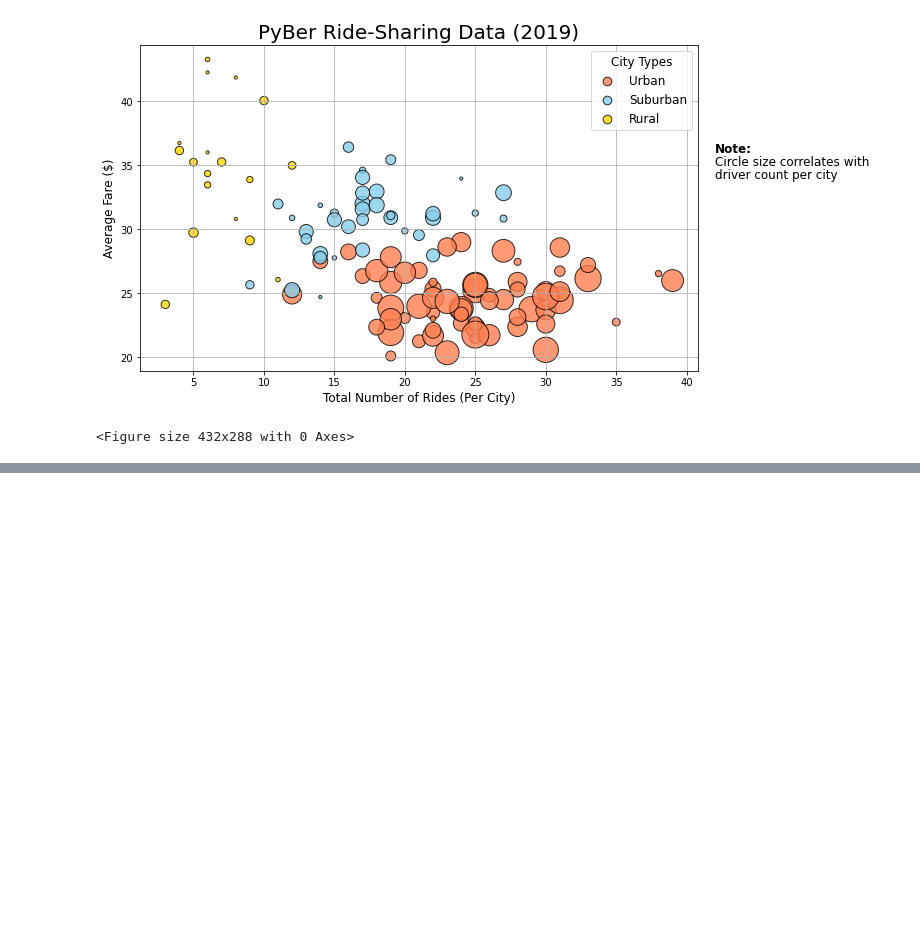
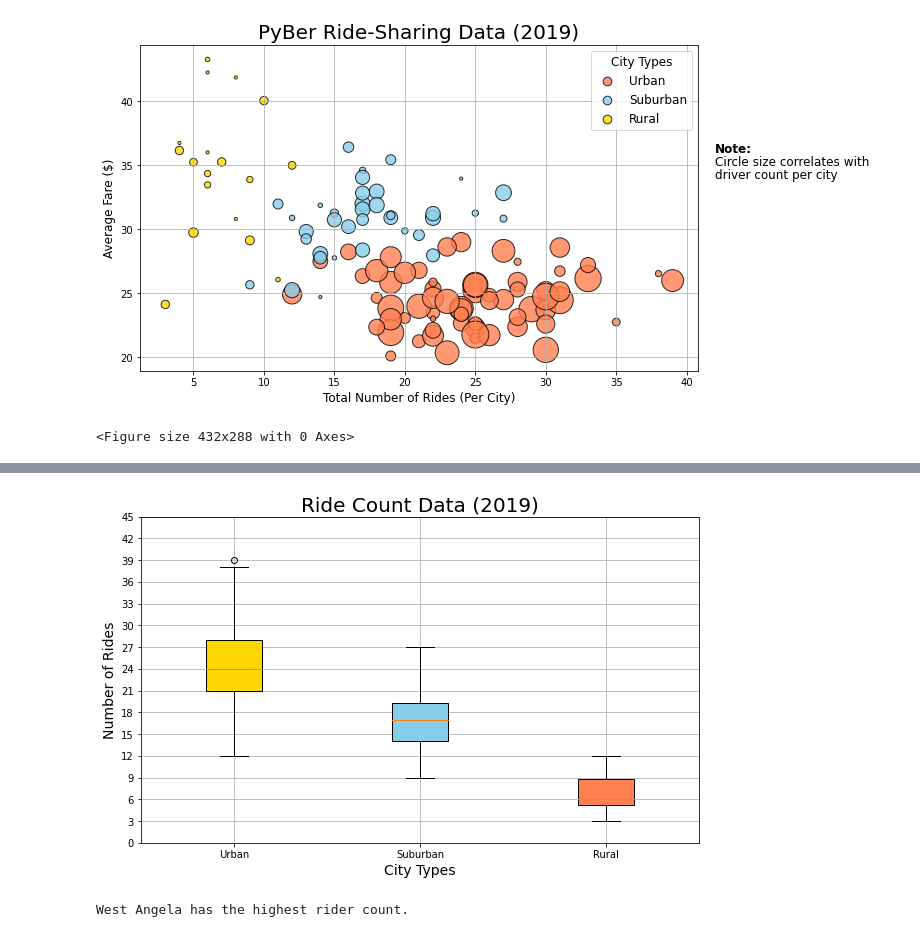
Before and after one commit to frankiebones/PyBer_Analysis, a Jupyter notebook: Pyber.ipynb, the cells around one changed output, grey strips where cells are left out. Cells and saved outputs as stored; diff of their text form; code cells hidden in the pictures; blank space fills up the shorter version.

```diff
--- a/Pyber.ipynb
+++ b/Pyber.ipynb
@@ -249,0 +498,35 @@ plt.savefig("analysis/Fig1.png")
+# %%
+# create box & whisker plot for ride count for each city type
+x_labels = ["Urban", "Suburban", "Rural"]
+
+ride_count_data = [urban_ride_count, sub_ride_count, rural_ride_count]
+
+fig, ax = plt.subplots(figsize=(10, 6))
+
+box = ax.boxplot(ride_count_data, labels=x_labels, patch_artist=True)
+
+colors = ['gold', 'skyblue', 'coral']
+
+for patch, color in zip(box['boxes'], colors):
+    patch.set_facecolor(color)
+
+# add the title, y-axis label and grid
+ax.set_title("Ride Count Data (2019)", fontsize=20)
+ax.set_xlabel("City Types",fontsize=14)
+ax.set_ylabel("Number of Rides", fontsize=14)
+ax.set_yticks(np.arange(0, 46, step=3.0))
+ax.grid()
+
+
+plt.savefig("analysis/Fig2.png")
+
+plt.show()
+# %% [output]
+[figure, added]
+# %%
+# get the city that matches the outlier (39)
+urban_city_outlier = urban_ride_count[urban_ride_count==39].index[0]
+
+print(f"{urban_city_outlier} has the highest rider count.")
+# %% [output]
+West Angela has the highest rider count.
```
Also changed, not shown: parts of 17 cells of this notebook.
